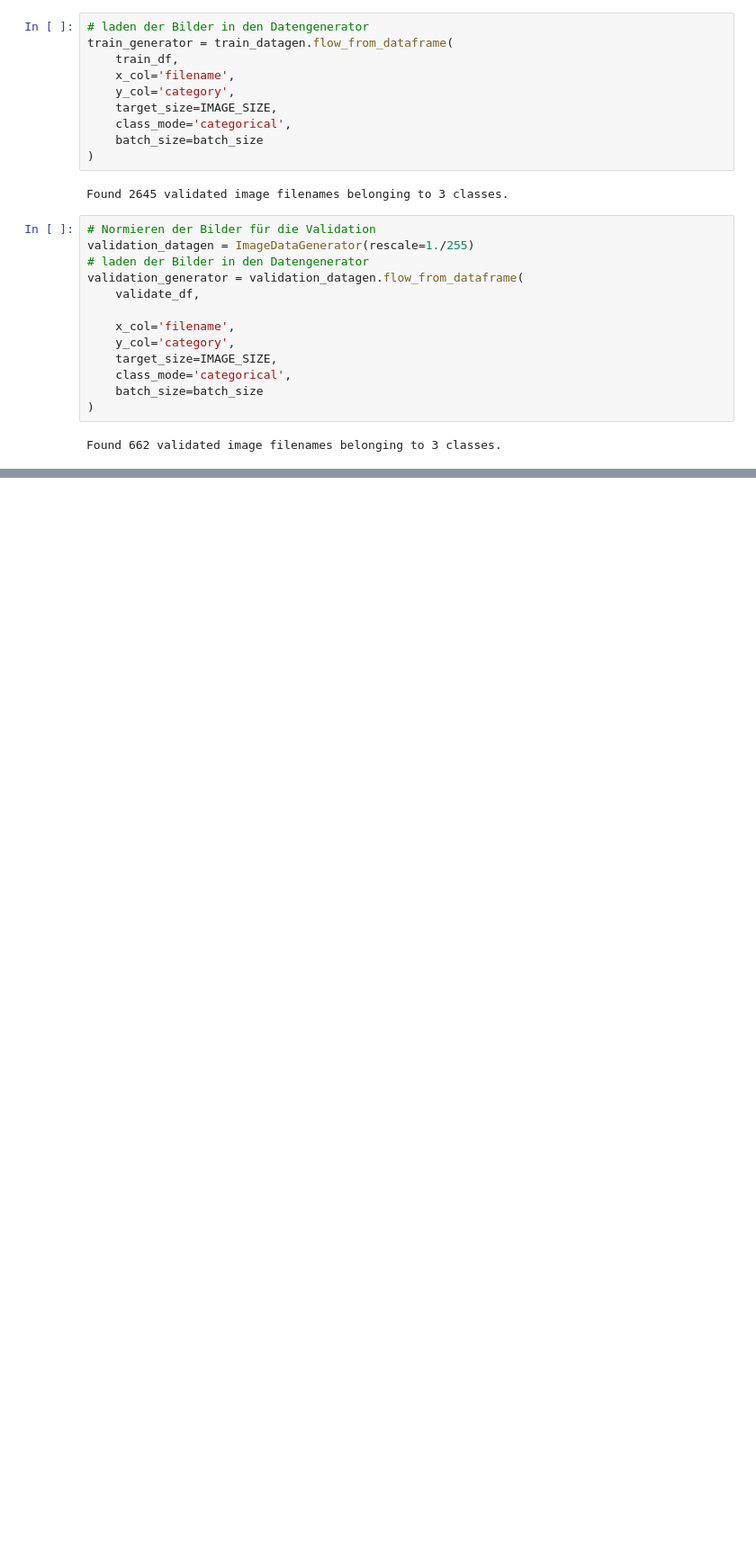
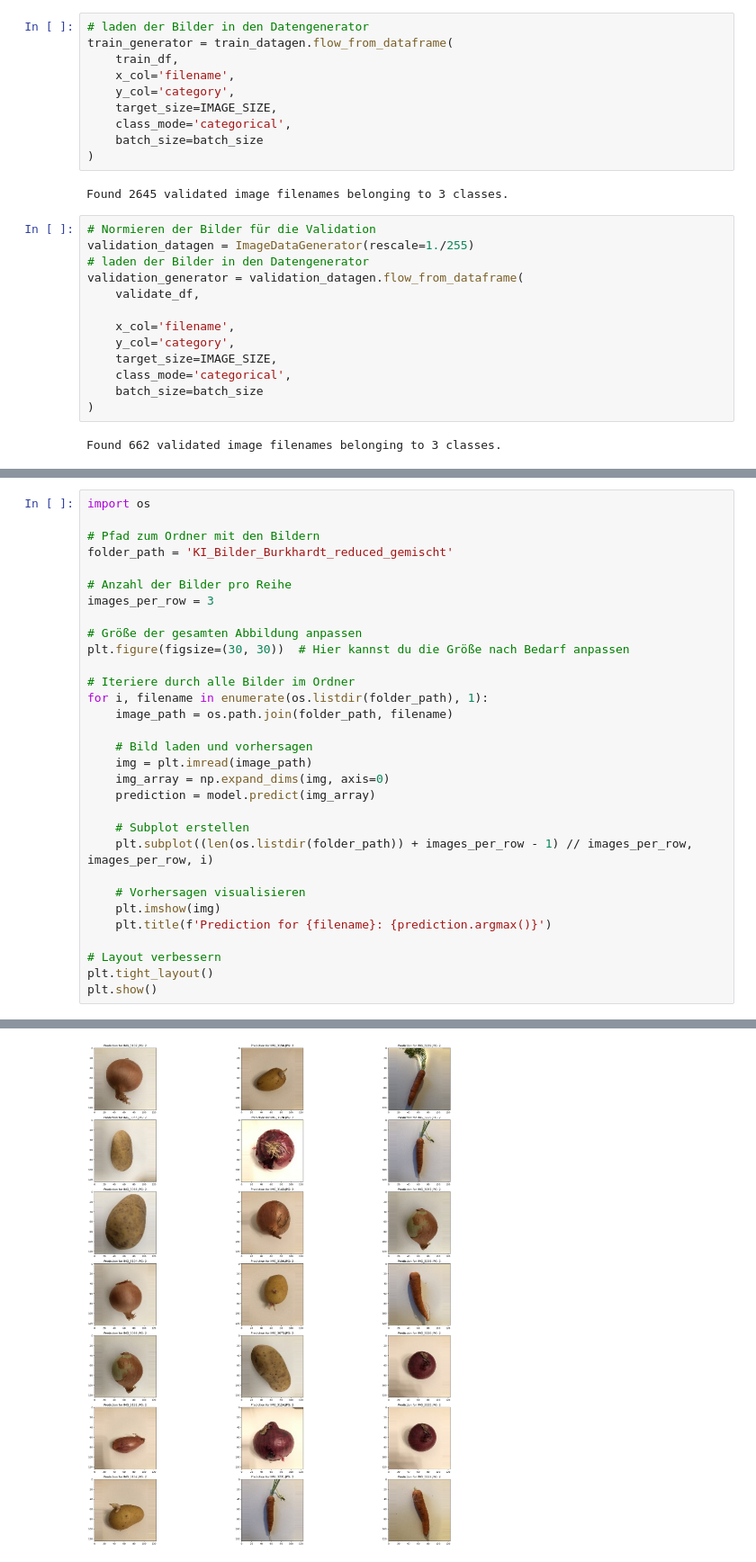
Before and after one commit to Hannes-Bornemann/KI_Gemuese, a Jupyter notebook: Michelle/CNN_2.ipynb, the cells around one changed output, grey strips where cells are left out. Shown at 90% size. Saved outputs shown, nothing was run; the diff lists cells and outputs as text; blank space fills up the shorter version.

Commit message:
CNN_2 testet nun Bilder von Burghart

```diff
--- a/Michelle/CNN_2.ipynb
+++ b/Michelle/CNN_2.ipynb
@@ -244,0 +309,32 @@ Epoch 4/5
+# %%
+import os
+
+# Pfad zum Ordner mit den Bildern
+folder_path = 'KI_Bilder_Burkhardt_reduced_gemischt'
+
+# Anzahl der Bilder pro Reihe
+images_per_row = 3
+
+# Größe der gesamten Abbildung anpassen
+plt.figure(figsize=(30, 30))  # Hier kannst du die Größe nach Bedarf anpassen
+
+# Iteriere durch alle Bilder im Ordner
+for i, filename in enumerate(os.listdir(folder_path), 1):
+    image_path = os.path.join(folder_path, filename)
+
+    # Bild laden und vorhersagen
+    img = plt.imread(image_path)
+    img_array = np.expand_dims(img, axis=0)
+    prediction = model.predict(img_array)
+
+    # Subplot erstellen
+    plt.subplot((len(os.listdir(folder_path)) + images_per_row - 1) // images_per_row, images_per_row, i)
+
+    # Vorhersagen visualisieren
+    plt.imshow(img)
+    plt.title(f'Prediction for {filename}: {prediction.argmax()}')
+
+# Layout verbessern
+plt.tight_layout()
+plt.show()
+# %% [output]
@@ -244,0 +358 @@ Epoch 4/5
+[figure, added]
```
Also changed, not shown: parts of 12 cells of this notebook, 21 other files.
